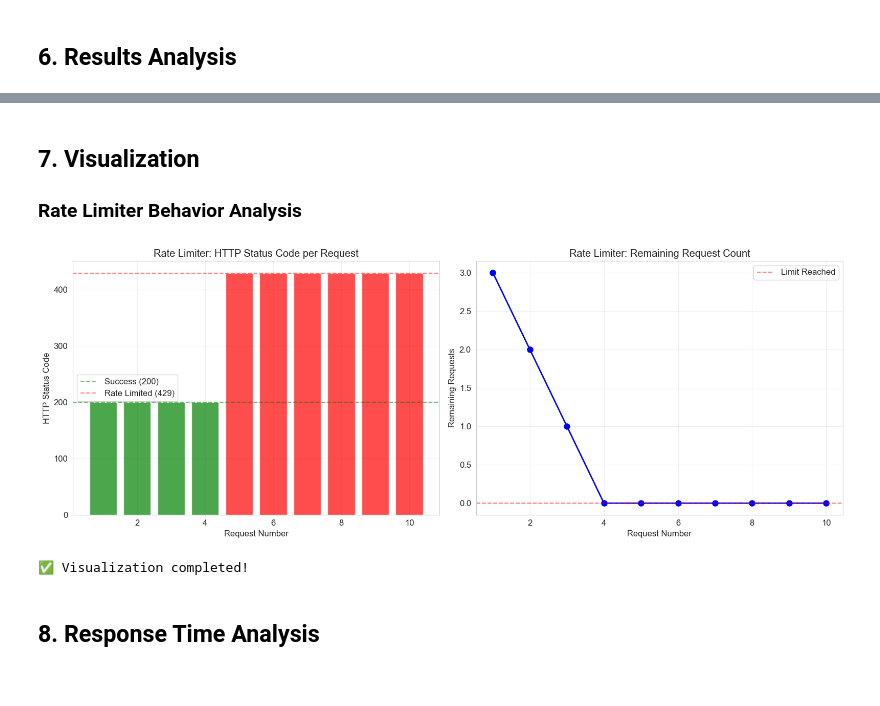
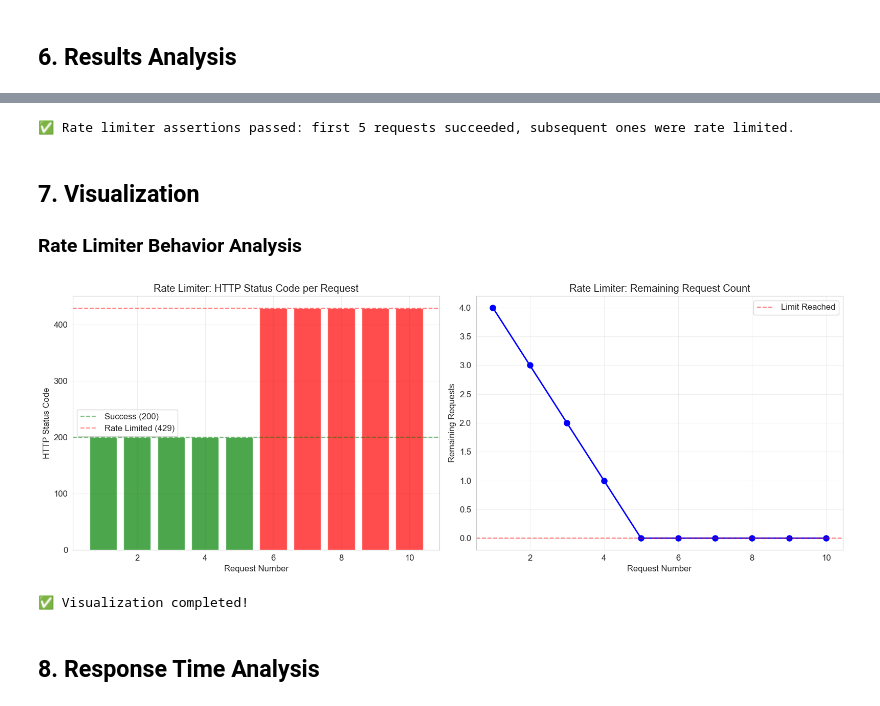
Before and after one commit to sugiyama404/practice_infra_arch, a Jupyter notebook: rate_limiter_design/rate_limiter_test.ipynb, the cells around one changed output, grey strips where cells are left out. Saved outputs shown, nothing was run; the diff lists cells and outputs as text; code cells hidden in the pictures.

```diff
--- a/rate_limiter_design/rate_limiter_test.ipynb
+++ b/rate_limiter_design/rate_limiter_test.ipynb
@@ -214,3 +272,52 @@ Average Response Time: 6.18ms
+# %%
+RATE_LIMIT_EXPECTED = 5
+TOTAL_REQUESTS_EXPECTED = NUM_REQUESTS
+
+try:
+    total_requests = len(df_results)
+    if total_requests != TOTAL_REQUESTS_EXPECTED:
+        raise AssertionError(
+            f"Expected {TOTAL_REQUESTS_EXPECTED} requests but collected {total_requests}."
+        )
+
+    first_window = df_results.iloc[:RATE_LIMIT_EXPECTED]
+    post_limit_window = df_results.iloc[RATE_LIMIT_EXPECTED:TOTAL_REQUESTS_EXPECTED]
+
+    if len(first_window) < RATE_LIMIT_EXPECTED:
+        raise AssertionError(
+            f"Insufficient pre-limit requests. Needed {RATE_LIMIT_EXPECTED}, got {len(first_window)}."
+        )
+
+    if not (first_window['status_code'] == 200).all():
+        raise AssertionError(
+            "First 5 requests did not all return HTTP 200:\n"
+            + first_window[['request_num', 'status_code']].to_string(index=False)
+        )
+
+    if TOTAL_REQUESTS_EXPECTED > RATE_LIMIT_EXPECTED:
+        if post_limit_window.empty:
+            raise AssertionError(
+                "No requests captured beyond the rate limit to validate 429 responses."
+            )
+        if not (post_limit_window['status_code'] == 429).all():
+            raise AssertionError(
+                "Requests beyond the limit did not all return HTTP 429:\n"
+                + post_limit_window[['request_num', 'status_code']].to_string(index=False)
+            )
+
+    print("✅ Rate limiter assertions passed: first 5 requests succeeded, subsequent ones were rate limited.")
+except AssertionError as err:
+    print("❌ Rate limiter assertion failure detected!\n")
+    context = {
+        'total_requests': int(df_results['request_num'].count()),
+        'successful_200': int(df_results['success'].sum()),
+        'rate_limited_429': int(df_results['rate_limited'].sum())
+    }
+    print("Assertion context:", context)
+    print("Failure details:", err)
+    raise
+# %% [output]
+✅ Rate limiter assertions passed: first 5 requests succeeded, subsequent ones were rate limited.
 # %% [markdown]
 ## 7. Visualization
 
@@ -218,35 +325,34 @@ Average Response Time: 6.18ms
 # %%
 fig, axes = plt.subplots(1, 2, figsize=(16, 6))
 
 # グラフ1: ステータスコード推移
 colors = ['green' if s else 'red' for s in df_results['success']]
 axes[0].bar(df_results['request_num'], df_results['status_code'], color=colors, alpha=0.7)
 axes[0].axhline(y=200, color='green', linestyle='--', label='Success (200)', alpha=0.5)
 axes[0].axhline(y=429, color='red', linestyle='--', label='Rate Limited (429)', alpha=0.5)
 axes[0].set_xlabel('Request Number')
 axes[0].set_ylabel('HTTP Status Code')
 axes[0].set_title('Rate Limiter: HTTP Status Code per Request')
 axes[0].legend()
 axes[0].grid(True, alpha=0.3)
 
 # グラフ2: 残りリクエスト数推移
-# 数値に変換（N/Aは-1に）
-remaining_numeric = [int(r) if r != 'N/A' else -1 for r in df_results['remaining']]
-axes[1].plot(df_results['request_num'], remaining_numeric, marker='o',
+remaining_series = df_results['remaining'].apply(lambda x: x if x is not None else -1)
+axes[1].plot(df_results['request_num'], remaining_series, marker='o',
              linewidth=2, markersize=8, color='blue')
 axes[1].axhline(y=0, color='red', linestyle='--', label='Limit Reached', alpha=0.5)
 axes[1].set_xlabel('Request Number')
 axes[1].set_ylabel('Remaining Requests')
 axes[1].set_title('Rate Limiter: Remaining Request Count')
 axes[1].legend()
 axes[1].grid(True, alpha=0.3)
 
 plt.tight_layout()
 plt.show()
 
 print("\n✅ Visualization completed!")
 # %% [output]
-[figure, old version]
+[figure, new version]
 ✅ Visualization completed!
 # %% [markdown]
 ## 8. Response Time Analysis
```
Also changed, not shown: parts of 6 cells of this notebook, 1 other file.
